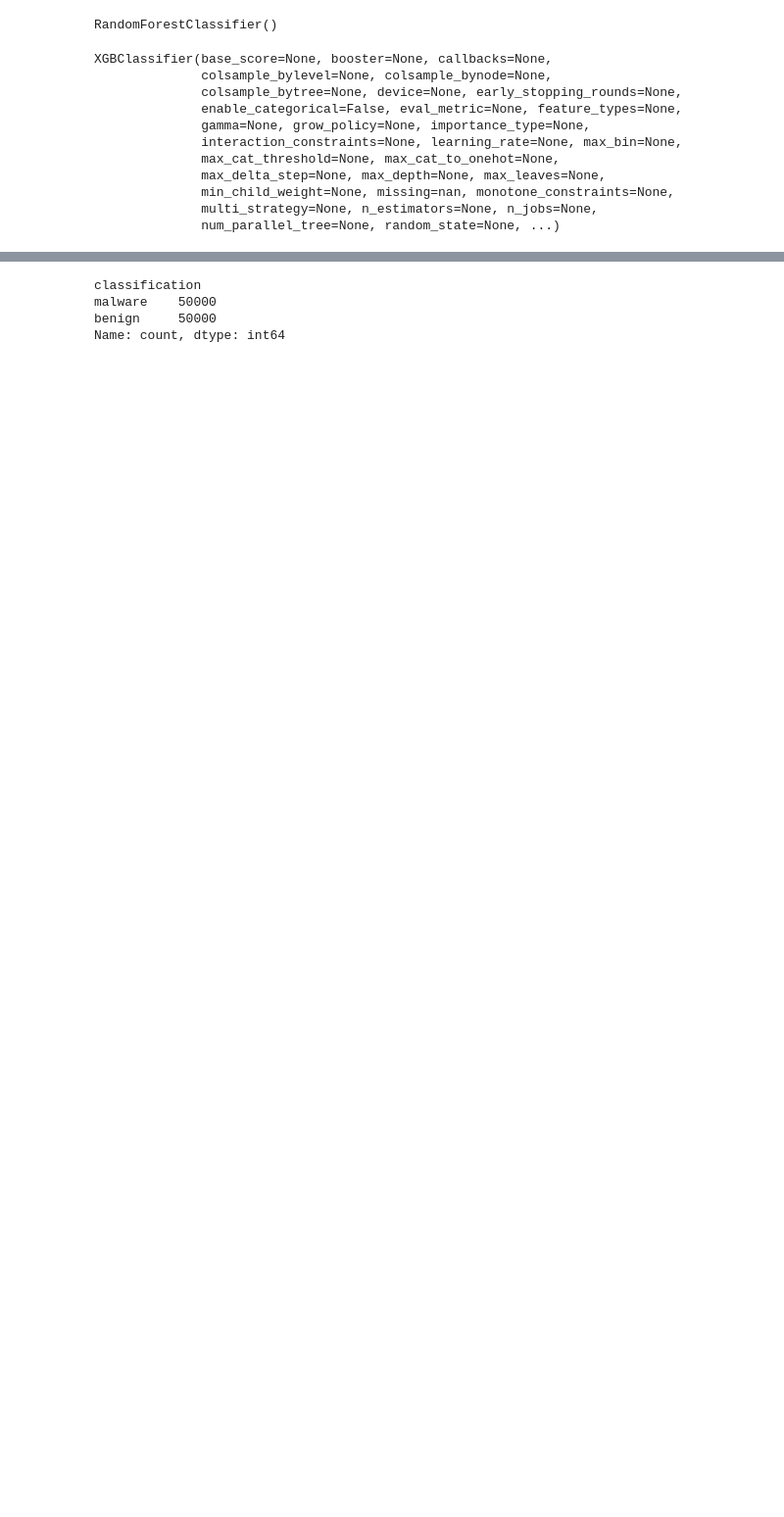
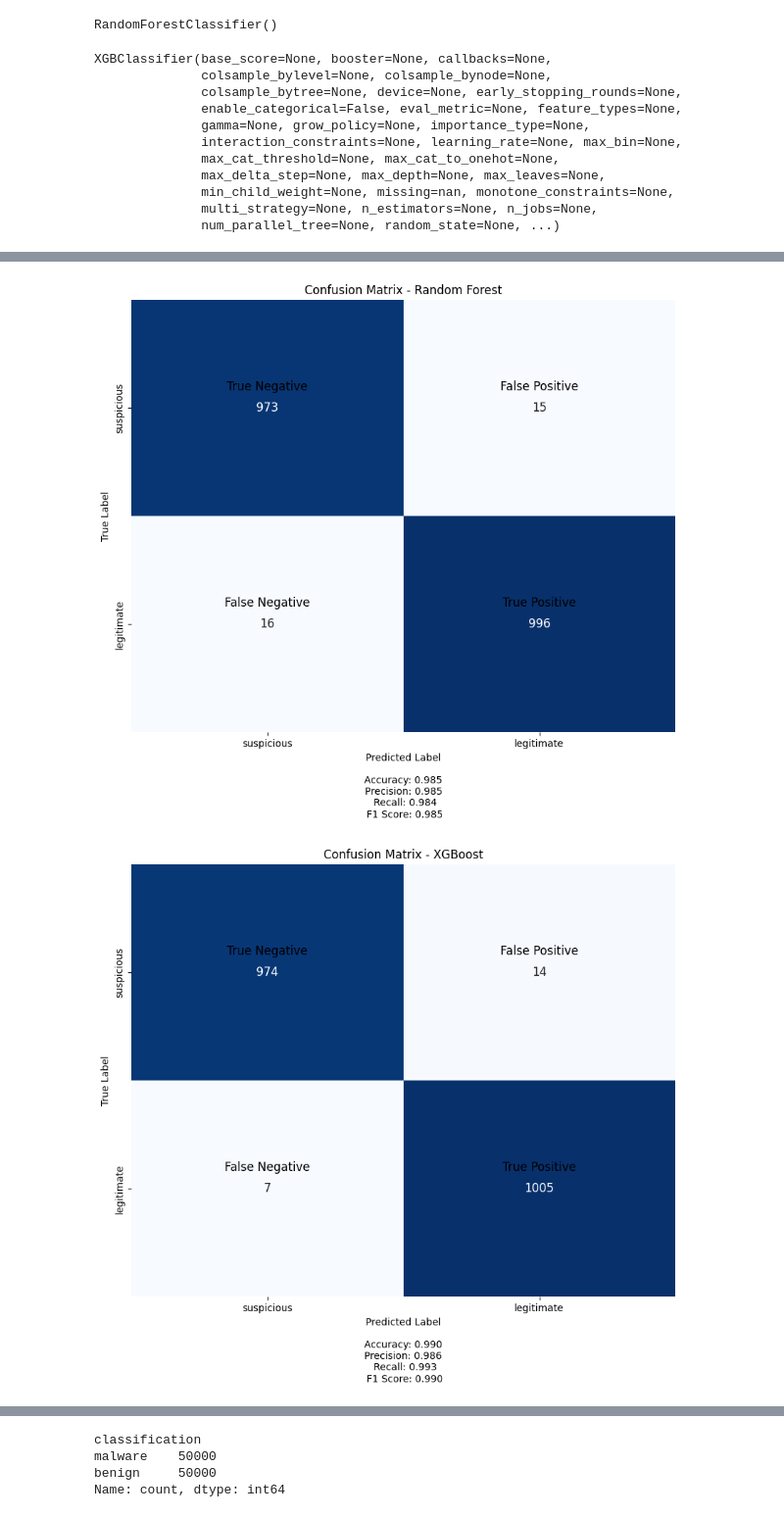
Before and after one commit to tindoy10/browser-extension, a Jupyter notebook: extension.ipynb, the cells around one changed output, grey strips where cells are left out. Shown at 98% size. Drawn from its saved outputs; the diff is of its cells as text; code cells hidden in the pictures; blank space fills up the shorter version.

```diff
--- a/extension.ipynb
+++ b/extension.ipynb
@@ -85,0 +81,77 @@ Combined Accuracy for Phishing Dataset: 97.90%
+# %%
+labels = ["suspicious", "legitimate"]
+
+# Confusion Matrix for Random Forest
+rf_conf_matrix_phishing = confusion_matrix(y1_test, rf_predictions_phishing)
+
+# Confusion Matrix for XGBoost
+xgb_conf_matrix_phishing = confusion_matrix(y1_test, xgb_predictions_phishing)
+
+# Confusion Matrix for LightGBM
+lgb_conf_matrix_phishing = confusion_matrix(y1_test, lgb_predictions_phishing)
+
+# Calculate accuracy for Random Forest
+rf_accuracy_phishing = accuracy_score(y1_test, rf_predictions_phishing)
+rf_precision_phishing= precision_score(y1_test, rf_predictions_phishing)
+rf_recall_phishing = recall_score(y1_test, rf_predictions_phishing)
+rf_f1_score_phishing = f1_score(y1_test, rf_predictions_phishing)
+
+# Calculate accuracy for XGBoost
+xgb_accuracy_phishing = accuracy_score(y1_test, xgb_predictions_phishing)
+xgb_precision_phishing = precision_score(y1_test, xgb_predictions_phishing)
+xgb_recall_phishing = recall_score(y1_test, xgb_predictions_phishing)
+xgb_f1_score_phishing = f1_score(y1_test, xgb_predictions_phishing)
+
+# Calculate accuracy for LightGBM
+lgb_accuracy_phishing = accuracy_score(y1_test, lgb_predictions_phishing)
+lgb_precision_phishing = precision_score(y1_test, lgb_predictions_phishing)
+lgb_recall_phishing = recall_score(y1_test, lgb_predictions_phishing)
+lgb_f1_score_phishing = f1_score(y1_test, lgb_predictions_phishing)
+
+# Plotting Confusion Matrix for Random Forest
+plt.figure(figsize=(10, 8))
+sns.heatmap(rf_conf_matrix_phishing, annot=True, fmt="d", cmap="Blues", cbar=False,
+            annot_kws={"fontsize": 12})
+plt.title("Confusion Matrix - Random Forest")
+plt.xlabel("Predicted Label\n\nAccuracy: {:.3f}\nPrecision: {:.3f}\n Recall: {:.3f}\n F1 Score: {:.3f}".format(rf_accuracy_phishing, rf_precision_phishing, rf_recall_phishing, rf_f1_score_phishing))
+plt.ylabel("True Label")
+plt.text(0.5, 0.4, "True Negative", ha='center', va='center', fontsize=12)
+plt.text(1.5, 0.4, "False Positive", ha='center', va='center', fontsize=12)
+plt.text(0.5, 1.4, "False Negative", ha='center', va='center', fontsize=12)
+plt.text(1.5, 1.4, "True Positive", ha='center', va='center', fontsize=12)
+plt.xticks(ticks=[0.5, 1.5], labels=labels)
+plt.yticks(ticks=[0.5, 1.5], labels=labels)
+plt.show()
+
+# Plotting Confusion Matrix for XGBoost
+plt.figure(figsize=(10, 8))
+sns.heatmap(xgb_conf_matrix_phishing, annot=True, fmt="d", cmap="Blues", cbar=False,
+            annot_kws={"fontsize": 12})
+plt.title("Confusion Matrix - XGBoost")
+plt.xlabel("Predicted Label\n\nAccuracy: {:.3f}\nPrecision: {:.3f}\n Recall: {:.3f}\n F1 Score: {:.3f}".format(xgb_accuracy_phishing, xgb_precision_phishing, xgb_recall_phishing, xgb_f1_score_phishing))
+plt.ylabel("True Label")
+plt.text(0.5, 0.4, "True Negative", ha='center', va='center', fontsize=12)
+plt.text(1.5, 0.4, "False Positive", ha='center', va='center', fontsize=12)
+plt.text(0.5, 1.4, "False Negative", ha='center', va='center', fontsize=12)
+plt.text(1.5, 1.4, "True Positive", ha='center', va='center', fontsize=12)
+plt.xticks(ticks=[0.5, 1.5], labels=labels)
+plt.yticks(ticks=[0.5, 1.5], labels=labels)
+plt.show()
+
+# Plotting Confusion Matrix for LightGBM
+plt.figure(figsize=(10, 8))
+sns.heatmap(lgb_conf_matrix_phishing, annot=True, fmt="d", cmap="Blues", cbar=False,
+            annot_kws={"fontsize": 12})
+plt.title("Confusion Matrix - LightGBM")
+plt.xlabel("Predicted Label\n\nAccuracy: {:.3f}\nPrecision: {:.3f}\n Recall: {:.3f}\n F1 Score: {:.3f}".format(lgb_accuracy_phishing, lgb_precision_phishing, lgb_recall_phishing, lgb_f1_score_phishing))
+plt.ylabel("True Label")
+plt.text(0.5, 0.4, "True Negative", ha='center', va='center', fontsize=12)
+plt.text(1.5, 0.4, "False Positive", ha='center', va='center', fontsize=12)
+plt.text(0.5, 1.4, "False Negative", ha='center', va='center', fontsize=12)
+plt.text(1.5, 1.4, "True Positive", ha='center', va='center', fontsize=12)
+plt.xticks(ticks=[0.5, 1.5], labels=labels)
+plt.yticks(ticks=[0.5, 1.5], labels=labels)
+plt.show()
+# %% [output]
+[figure, added]
+[figure, added]
```
Also changed, not shown: parts of 13 cells of this notebook, 3 other files.
